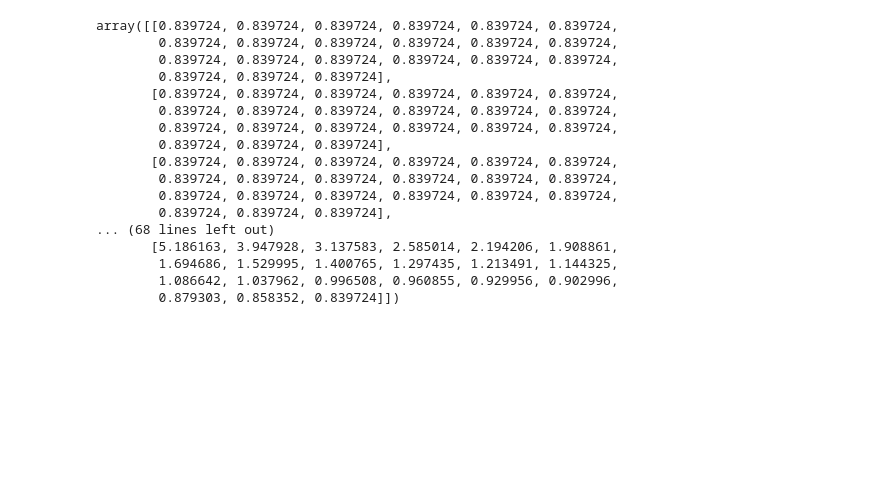
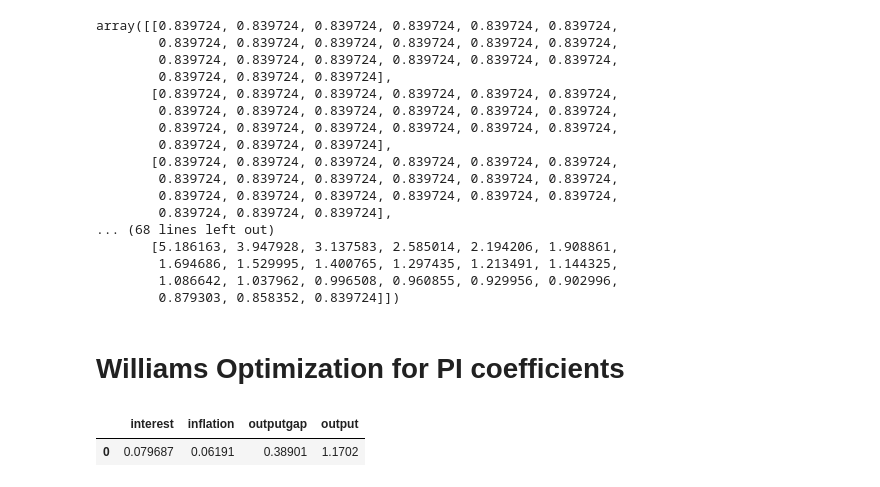
Before and after one commit to rishab231/monetaryPolicy, a Jupyter notebook: scripts/Optimizer.ipynb, the cells around one changed output. Saved outputs shown, nothing was run; the diff lists cells and outputs as text; code cells hidden in the pictures; blank space fills up the shorter version.

```diff
--- a/scripts/Optimizer.ipynb
+++ b/scripts/Optimizer.ipynb
@@ -660,3 +660,10 @@ array([[0.839724, 0.839724, 0.839724, 0.839724, 0.839724, 0.839724,
         0.879303, 0.858352, 0.839724]])
 # %%
 np.savetxt("Z_optimize_surface.csv", newZ, delimiter=",")
+# %% [markdown]
+# Williams Optimization for PI coefficients
+# %%
+unconditionalVariances()
+# %% [output]
+|  | interest | inflation | outputgap | output |
+| 0 | 0.079687 | 0.06191 | 0.38901 | 1.1702 |
```
Also changed, not shown: parts of 15 cells of this notebook, 27 other files.
